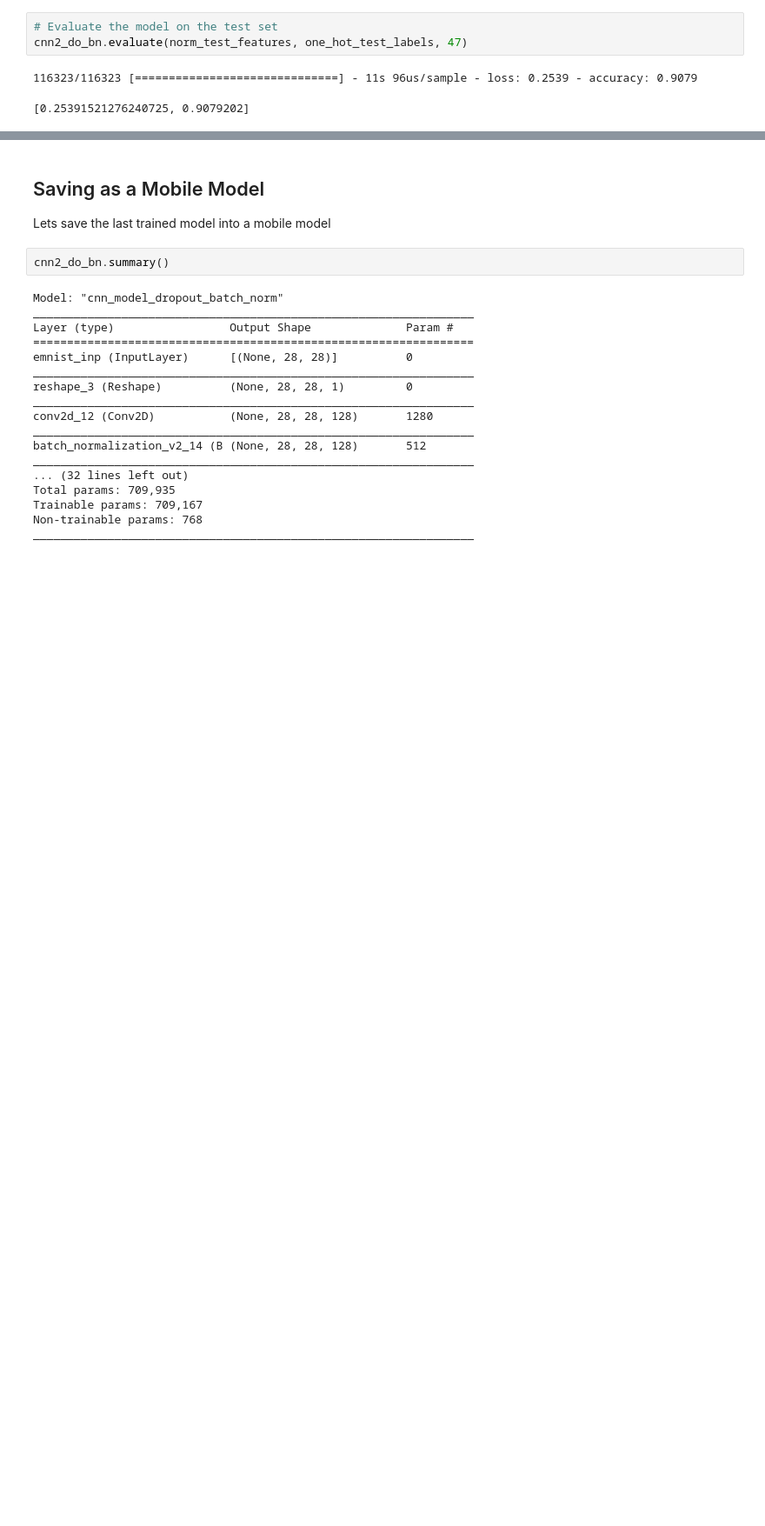
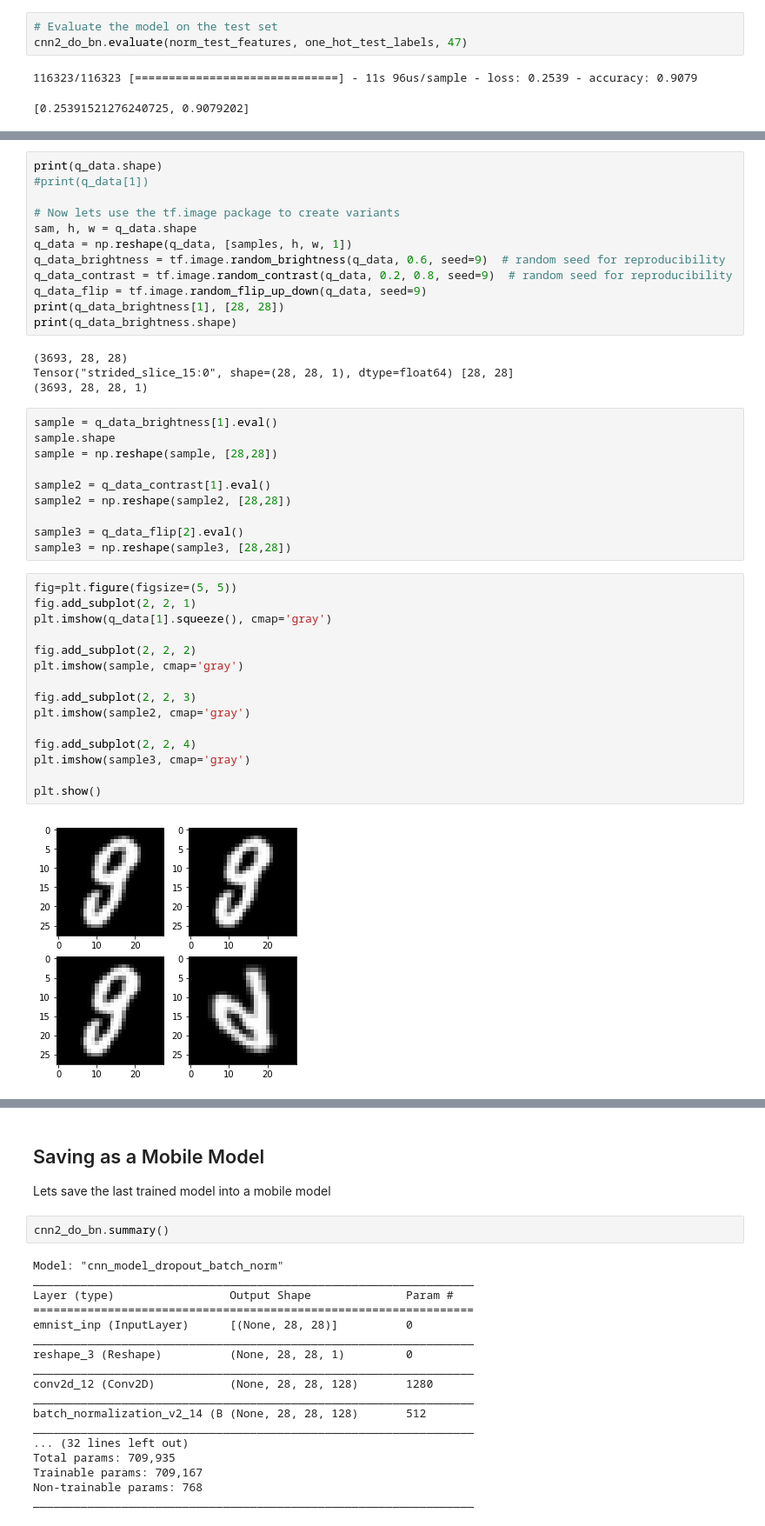
Before and after one commit to PacktPublishing/Hands-On-Deep-Learning-for-Mobile, a Jupyter notebook: Chapter5/mobile_cnn_model.ipynb, the cells around one changed output, grey strips where cells are left out. Shown at 87% size. Saved outputs shown, nothing was run; the diff lists cells and outputs as text; blank space fills up the shorter version.

Commit message:
data augmentation starter code

```diff
--- a/Chapter5/mobile_cnn_model.ipynb
+++ b/Chapter5/mobile_cnn_model.ipynb
@@ -631,0 +660,43 @@ cnn2_do_bn.evaluate(norm_test_features, one_hot_test_labels, 47)
+# %%
+print(q_data.shape)
+#print(q_data[1])
+
+# Now lets use the tf.image package to create variants
+sam, h, w = q_data.shape
+q_data = np.reshape(q_data, [samples, h, w, 1])
+q_data_brightness = tf.image.random_brightness(q_data, 0.6, seed=9)  # random seed for reproducibility
+q_data_contrast = tf.image.random_contrast(q_data, 0.2, 0.8, seed=9)  # random seed for reproducibility
+q_data_flip = tf.image.random_flip_up_down(q_data, seed=9)
+print(q_data_brightness[1], [28, 28])
+print(q_data_brightness.shape)
+# %% [output]
+(3693, 28, 28)
+Tensor("strided_slice_15:0", shape=(28, 28, 1), dtype=float64) [28, 28]
+(3693, 28, 28, 1)
+# %%
+sample = q_data_brightness[1].eval()
+sample.shape
+sample = np.reshape(sample, [28,28])
+
+sample2 = q_data_contrast[1].eval()
+sample2 = np.reshape(sample2, [28,28])
+
+sample3 = q_data_flip[2].eval()
+sample3 = np.reshape(sample3, [28,28])
+# %%
+fig=plt.figure(figsize=(5, 5))
+fig.add_subplot(2, 2, 1)
+plt.imshow(q_data[1].squeeze(), cmap='gray')
+
+fig.add_subplot(2, 2, 2)
+plt.imshow(sample, cmap='gray')
+
+fig.add_subplot(2, 2, 3)
+plt.imshow(sample2, cmap='gray')
+
+fig.add_subplot(2, 2, 4)
+plt.imshow(sample3, cmap='gray')
+
+plt.show()
+# %% [output]
+[figure, added]
```
Also changed, not shown: parts of 6 cells of this notebook.
